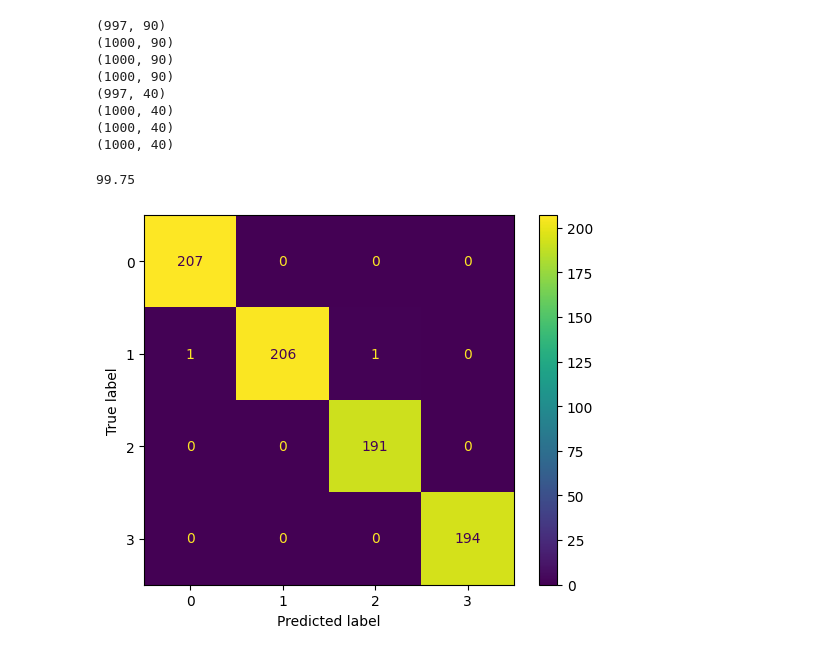
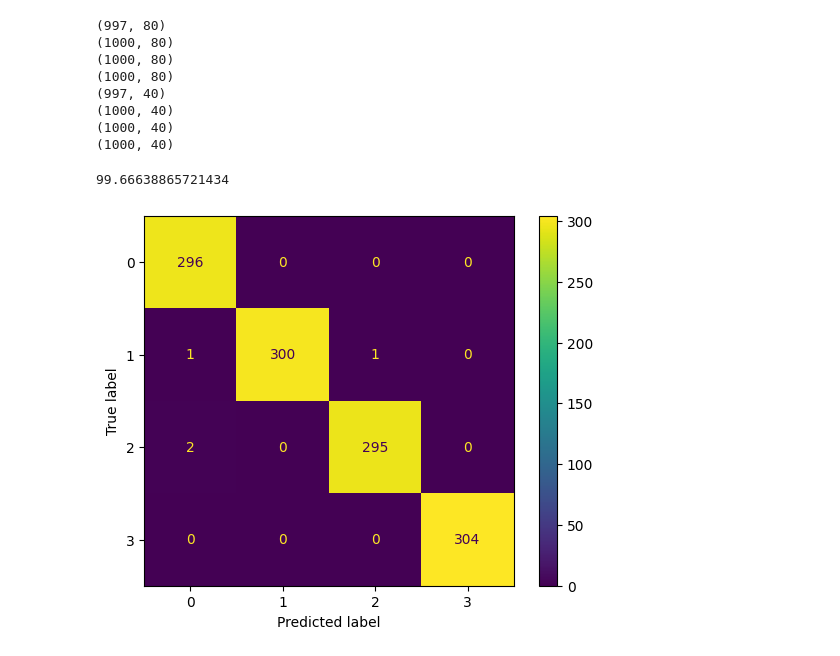
Before and after one commit to yousefosama654/Arabic-Font-Recognition, a Jupyter notebook: training-classification.ipynb, the cells around one changed output. Drawn from its saved outputs; the diff is of its cells as text; code cells hidden in the pictures.

```diff
--- a/training-classification.ipynb
+++ b/training-classification.ipynb
@@ -255,7 +257,7 @@ def extract_dwt_features(corrected):
     for lvl in range(1, level + 1):
         # Approximation coefficients
         approx = coeffs[level - lvl][0]
-        mean = np.mean(approx)
+        # mean = np.mean(approx)
         std = np.std(approx)
         kurt = kurtosis(approx.flatten())
         ent = entropy(approx.flatten())
@@ -265,10 +267,10 @@ def extract_dwt_features(corrected):
         rms = np.sqrt(np.mean(np.square(approx)))
         zero_crossing_rate = np.count_nonzero(np.diff(np.sign(approx.flatten()))) / len(approx.flatten())
 
-        if(math.isfinite(mean)):
-            features.append(mean)
-        else:
-            features.append(NormalizeNumber(mean))
+        # if(math.isfinite(mean)):
+        #     features.append(mean)
+        # else:
+        #     features.append(NormalizeNumber(mean))
         if(math.isfinite(std)):
             features.append(std)
         else:
@@ -307,7 +309,7 @@ def extract_dwt_features(corrected):
             # Check if the detail coefficients exist for the current level
             if len(coeffs[level - lvl]) >= i + 1:
                 detail = coeffs[level - lvl][i]
-                mean = np.mean(detail)
+                # mean = np.mean(detail)
                 std = np.std(detail)
                 kurt = kurtosis(detail.flatten())
                 ent = entropy(detail.flatten())
@@ -320,10 +322,10 @@ def extract_dwt_features(corrected):
                     np.diff(np.sign(detail.flatten()))
                 ) / len(detail.flatten())
 
-                if(math.isfinite(mean)):
-                    features.append(mean)
-                else:
-                    features.append(NormalizeNumber(mean))
+                # if(math.isfinite(mean)):
+                #     features.append(mean)
+                # else:
+                #     features.append(NormalizeNumber(mean))
                 if(math.isfinite(std)):
                     features.append(std)
                 else:
@@ -457,13 +459,15 @@ labels = np.concatenate(
     (np.zeros(Lemonada.shape[0]), np.ones(IBM.shape[0]), np.ones(Marhey.shape[0]) * 2, np.ones(Scheherazade.shape[0]) * 3)
 )
 X_train, X_test, y_train, y_test = train_test_split(
-    Data, labels, test_size=0.2, random_state=42
+    Data, labels, test_size=0.6, random_state=42
 )
+
+x_validation, x_test, y_validation, y_test = train_test_split( X_test, y_test, test_size=0.5, random_state=42)
 # %% [output]
-(997, 90)
-(1000, 90)
-(1000, 90)
-(1000, 90)
+(997, 80)
+(1000, 80)
+(1000, 80)
+(1000, 80)
 (997, 40)
 (1000, 40)
 (1000, 40)
@@ -476,18 +480,18 @@ with open("knn_classifier.pkl", "wb") as file:
 # %%
 knn = pickle.load(open("knn_classifier.pkl", "rb"))
 
 
-y_pred = knn.predict(X_test)
+y_pred = knn.predict(x_validation)
 
 
-print(accuracy_score(y_test, y_pred) * 100)
+print(accuracy_score(y_validation, y_pred) * 100)
 
-confusion_matrix = metrics.confusion_matrix(y_test, y_pred)
+confusion_matrix = metrics.confusion_matrix(y_validation, y_pred)
 cm_display = metrics.ConfusionMatrixDisplay(
     confusion_matrix=confusion_matrix, display_labels=[0, 1, 2, 3]
 )
 cm_display.plot()
 plt.show()
 # %% [output]
-99.75
+99.66638865721434
-[figure, old version]
+[figure, new version]
```
Also changed, not shown: parts of 5 cells of this notebook, 2 other files.
